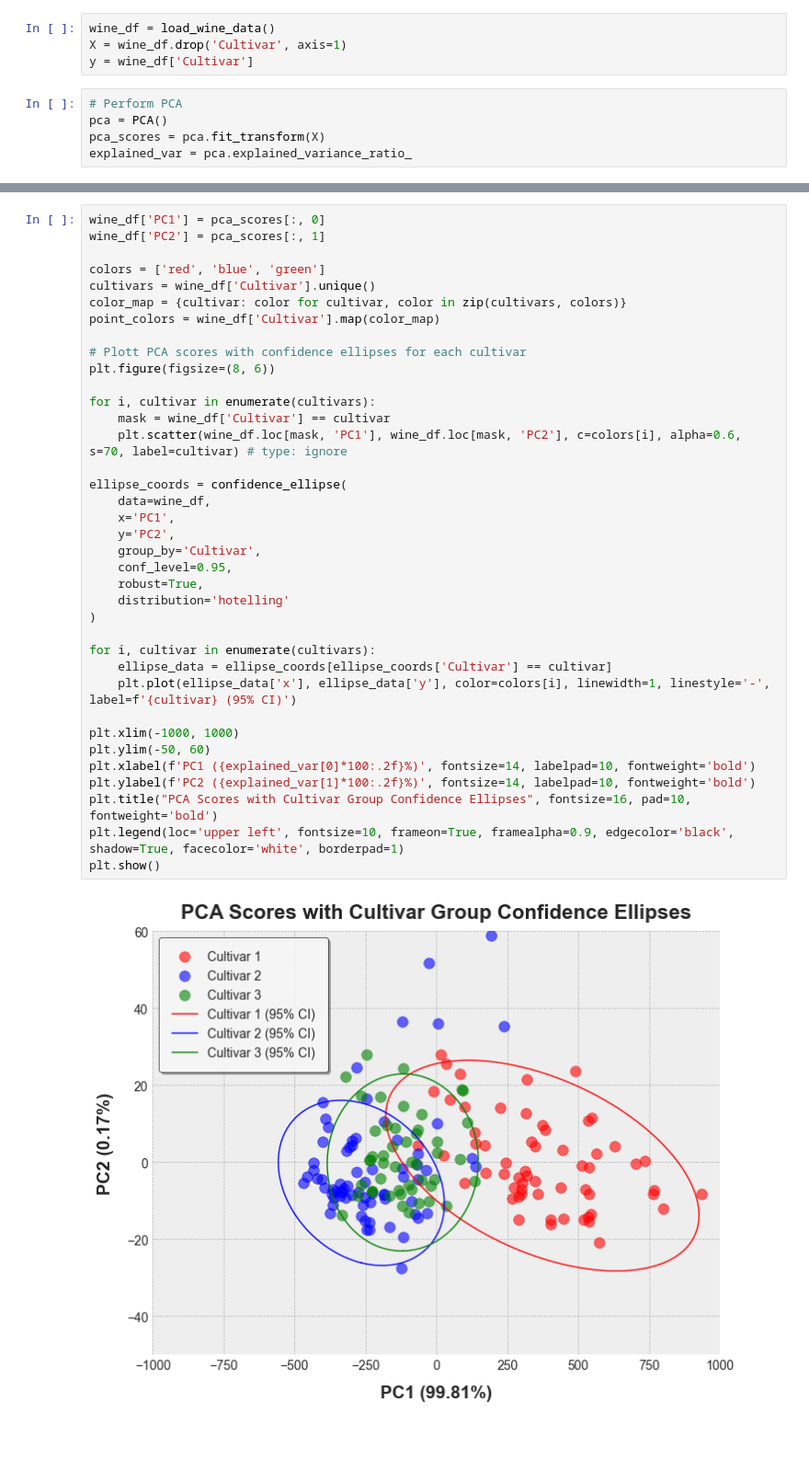
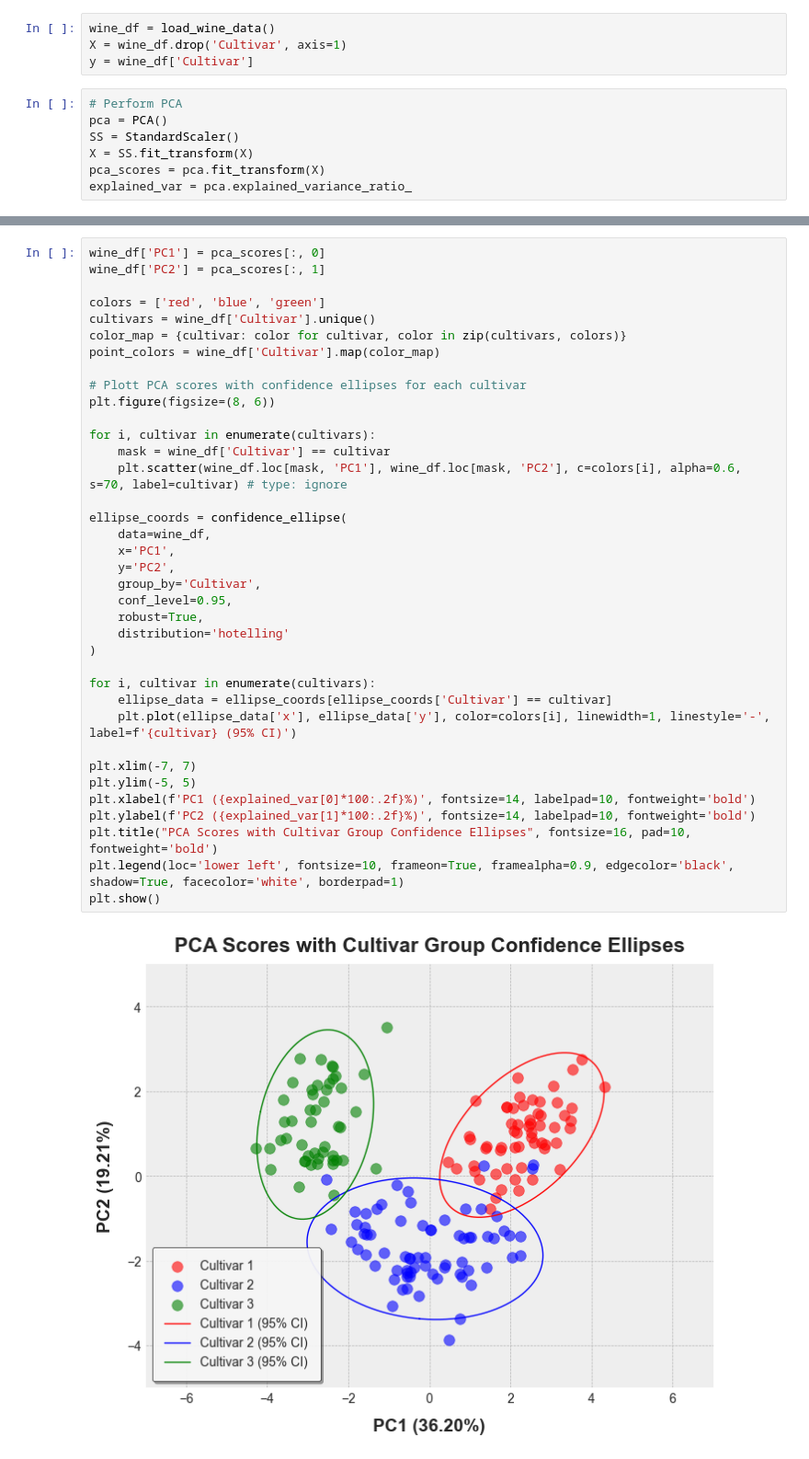
Before and after one commit to ChristianGoueguel/pyEllipse, a Jupyter notebook: examples.ipynb, the cells around one changed output, grey strips where cells are left out. Shown: that part at 92% size. Cells and saved outputs as stored; diff of their text form.

```diff
--- a/examples.ipynb
+++ b/examples.ipynb
@@ -34,6 +35,8 @@ y = wine_df['Cultivar']
 # %%
 # Perform PCA
 pca = PCA()
+SS = StandardScaler()
+X = SS.fit_transform(X)
 pca_scores = pca.fit_transform(X)
 explained_var = pca.explained_variance_ratio_
 # %%
@@ -71,37 +74,37 @@ colors = ['red', 'blue', 'green']
 cultivars = wine_df['Cultivar'].unique()
 color_map = {cultivar: color for cultivar, color in zip(cultivars, colors)}
 point_colors = wine_df['Cultivar'].map(color_map)
 
 # Plott PCA scores with confidence ellipses for each cultivar
 plt.figure(figsize=(8, 6))
 
 for i, cultivar in enumerate(cultivars):
     mask = wine_df['Cultivar'] == cultivar
     plt.scatter(wine_df.loc[mask, 'PC1'], wine_df.loc[mask, 'PC2'], c=colors[i], alpha=0.6, s=70, label=cultivar) # type: ignore
 
 ellipse_coords = confidence_ellipse(
     data=wine_df,
     x='PC1',
     y='PC2',
     group_by='Cultivar',
     conf_level=0.95,
     robust=True,
     distribution='hotelling'
 )
 
 for i, cultivar in enumerate(cultivars):
     ellipse_data = ellipse_coords[ellipse_coords['Cultivar'] == cultivar]
     plt.plot(ellipse_data['x'], ellipse_data['y'], color=colors[i], linewidth=1, linestyle='-', label=f'{cultivar} (95% CI)')
 
-plt.xlim(-1000, 1000)
-plt.ylim(-50, 60)
+plt.xlim(-7, 7)
+plt.ylim(-5, 5)
 plt.xlabel(f'PC1 ({explained_var[0]*100:.2f}%)', fontsize=14, labelpad=10, fontweight='bold')
 plt.ylabel(f'PC2 ({explained_var[1]*100:.2f}%)', fontsize=14, labelpad=10, fontweight='bold')
 plt.title("PCA Scores with Cultivar Group Confidence Ellipses", fontsize=16, pad=10, fontweight='bold')
-plt.legend(loc='upper left', fontsize=10, frameon=True, framealpha=0.9, edgecolor='black', shadow=True, facecolor='white', borderpad=1)
+plt.legend(loc='lower left', fontsize=10, frameon=True, framealpha=0.9, edgecolor='black', shadow=True, facecolor='white', borderpad=1)
 plt.show()
 # %% [output]
-[figure, old version]
+[figure, new version]
 # %%
 wine_df['PC1'] = pca_scores[:, 0]
 wine_df['PC2'] = pca_scores[:, 1]
```
Also changed, not shown: parts of 3 cells of this notebook, 6 other files.
